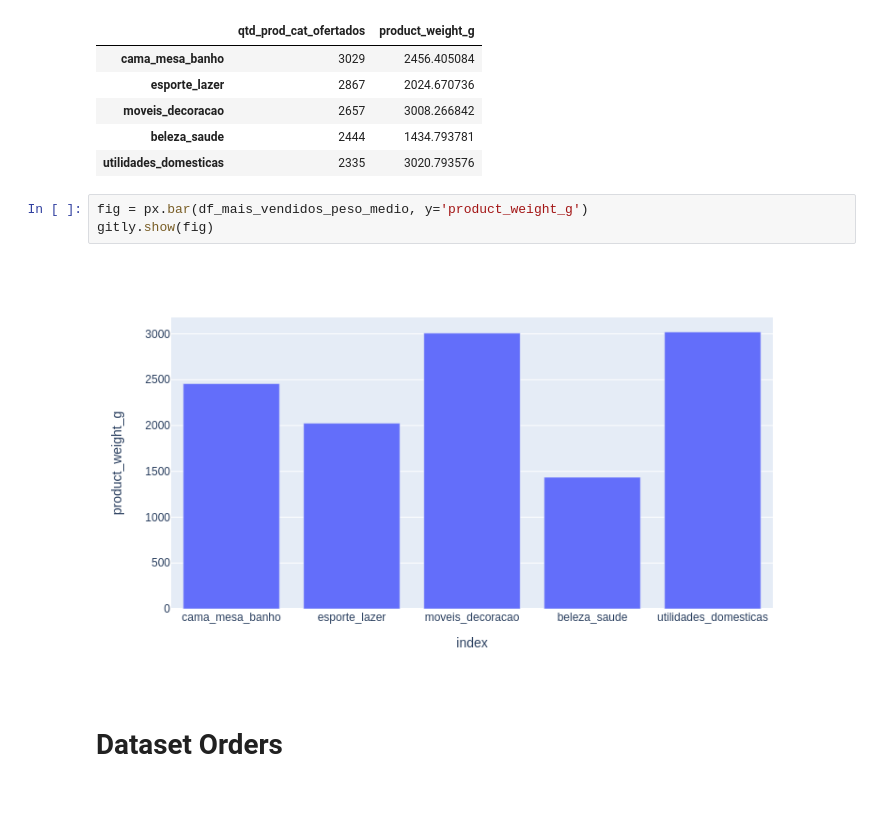
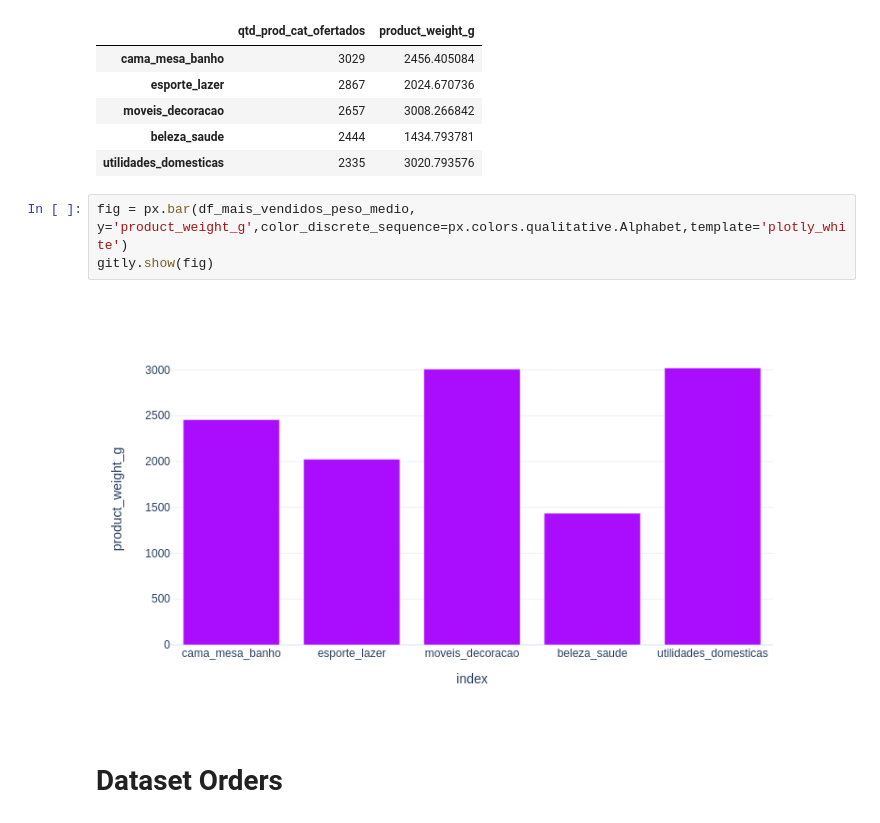
Before and after one commit to vf-fontes/intro-cd, a Jupyter notebook: 20200930_Olist.ipynb, the cells around one changed output. Saved outputs shown, nothing was run; the diff lists cells and outputs as text.

```diff
--- a/20200930_Olist.ipynb
+++ b/20200930_Olist.ipynb
@@ -511,10 +511,10 @@ df_mais_vendidos_peso_medio
 | beleza_saude | 2444 | 1434.793781 |
 | utilidades_domesticas | 2335 | 3020.793576 |
 # %%
-fig = px.bar(df_mais_vendidos_peso_medio, y='product_weight_g')
+fig = px.bar(df_mais_vendidos_peso_medio, y='product_weight_g',color_discrete_sequence=px.colors.qualitative.Alphabet,template='plotly_white')
 gitly.show(fig)
 # %% [output]
-[figure, old version]
+[figure, new version]
 # %% [markdown]
 # Dataset Orders
 # %% [markdown]
```
Also changed, not shown: parts of 13 cells of this notebook.
